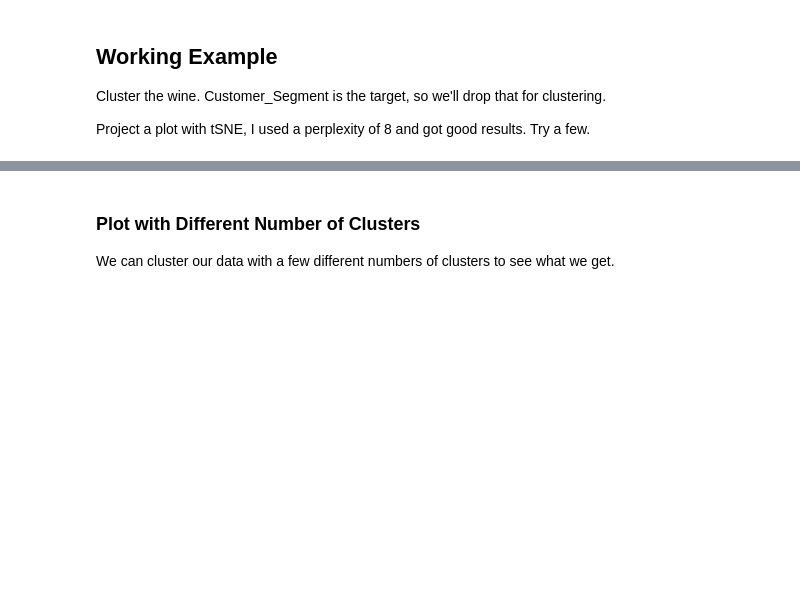
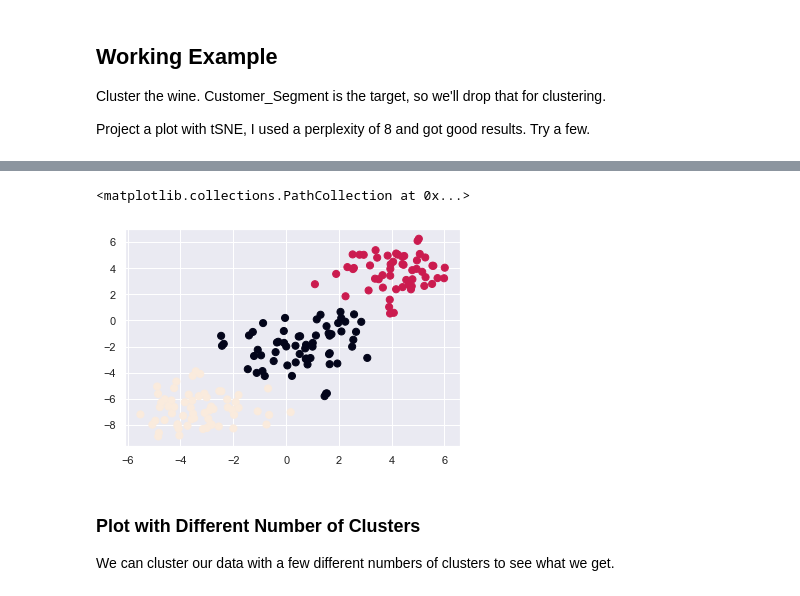
Before and after one commit to allyryry/3950_Workbooks, a Jupyter notebook: 016_k_cluster.ipynb, the cells around one changed output, grey strips where cells are left out. Saved outputs shown, nothing was run; the diff lists cells and outputs as text; code cells hidden in the pictures; blank space fills up the shorter version.

```diff
--- a/016_k_cluster.ipynb
+++ b/016_k_cluster.ipynb
@@ -311,3 +368,13 @@ wine.head()
+# %%
+#Cluster and Plot
+X_wine = MinMaxScaler().fit_transform(wine.drop(columns={"Customer_Segment"}))
+wine_t = TSNE(n_components=2, init='random', perplexity = 50).fit_transform(X_wine)
+wine_k = KMeans(n_clusters=3)
+clusters = wine_k.fit_predict(wine_t)
+plt.scatter(wine_t[:,0], wine_t[:,1],s=50, c=clusters)
+# %% [output]
+<matplotlib.collections.PathCollection at 0x...>
+[figure, added]
 # %% [markdown]
 ### Plot with Different Number of Clusters
 
```
Also changed, not shown: parts of 22 cells of this notebook.
